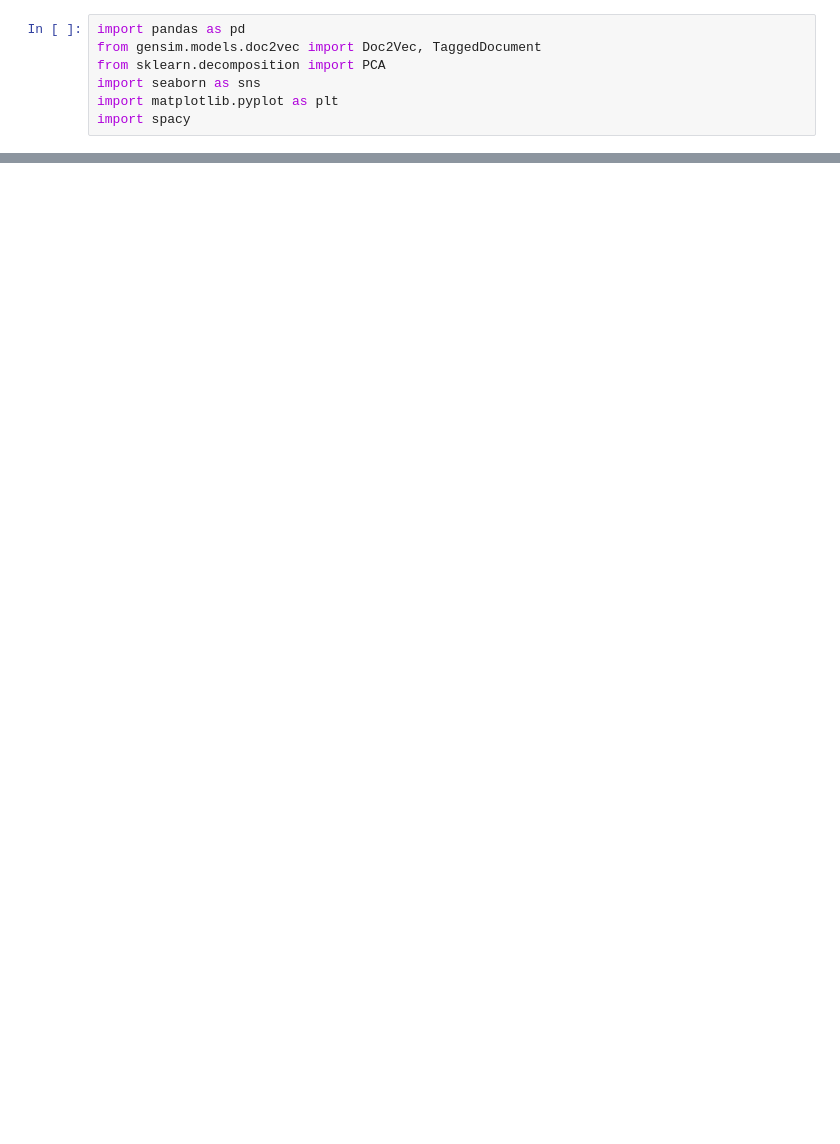
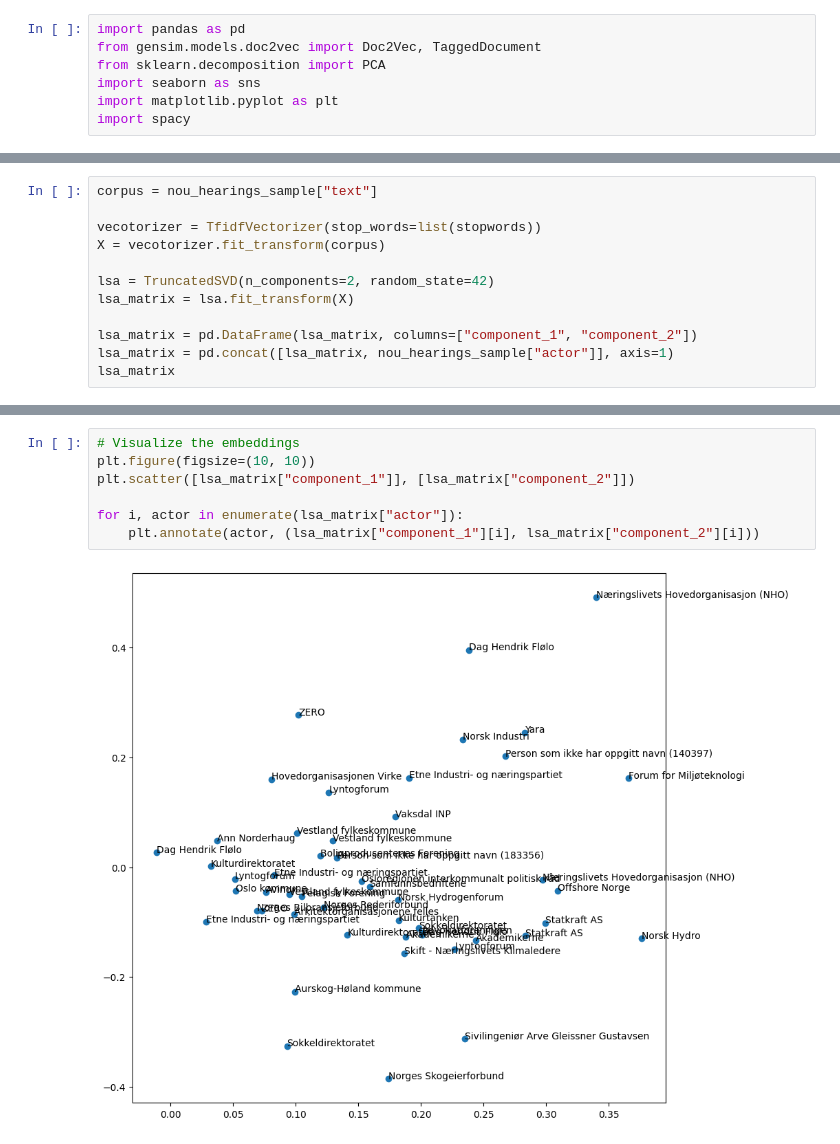
Before and after one commit to henriklarsen28/ArgumentMiningNOUs, a Jupyter notebook: src/notebooks/Sentiment_analysis.ipynb, the cells around one changed output, grey strips where cells are left out. Cells and saved outputs as stored; diff of their text form; blank space fills up the shorter version.

```diff
--- a/src/notebooks/Sentiment_analysis.ipynb
+++ b/src/notebooks/Sentiment_analysis.ipynb
@@ -68,0 +90,12 @@ for i, actor in enumerate(nou_hearings_sample["actor"]):
+# %%
+corpus = nou_hearings_sample["text"]
+
+vecotorizer = TfidfVectorizer(stop_words=list(stopwords))
+X = vecotorizer.fit_transform(corpus)
+
+lsa = TruncatedSVD(n_components=2, random_state=42)
+lsa_matrix = lsa.fit_transform(X)
+
+lsa_matrix = pd.DataFrame(lsa_matrix, columns=["component_1", "component_2"])
+lsa_matrix = pd.concat([lsa_matrix, nou_hearings_sample["actor"]], axis=1)
+lsa_matrix
@@ -68,0 +120,9 @@ for i, actor in enumerate(nou_hearings_sample["actor"]):
+# %%
+# Visualize the embeddings
+plt.figure(figsize=(10, 10))
+plt.scatter([lsa_matrix["component_1"]], [lsa_matrix["component_2"]])
+
+for i, actor in enumerate(lsa_matrix["actor"]):
+    plt.annotate(actor, (lsa_matrix["component_1"][i], lsa_matrix["component_2"][i]))
+# %% [output]
+[figure, added]
```
Also changed, not shown: parts of 7 cells of this notebook, 2 other files.
